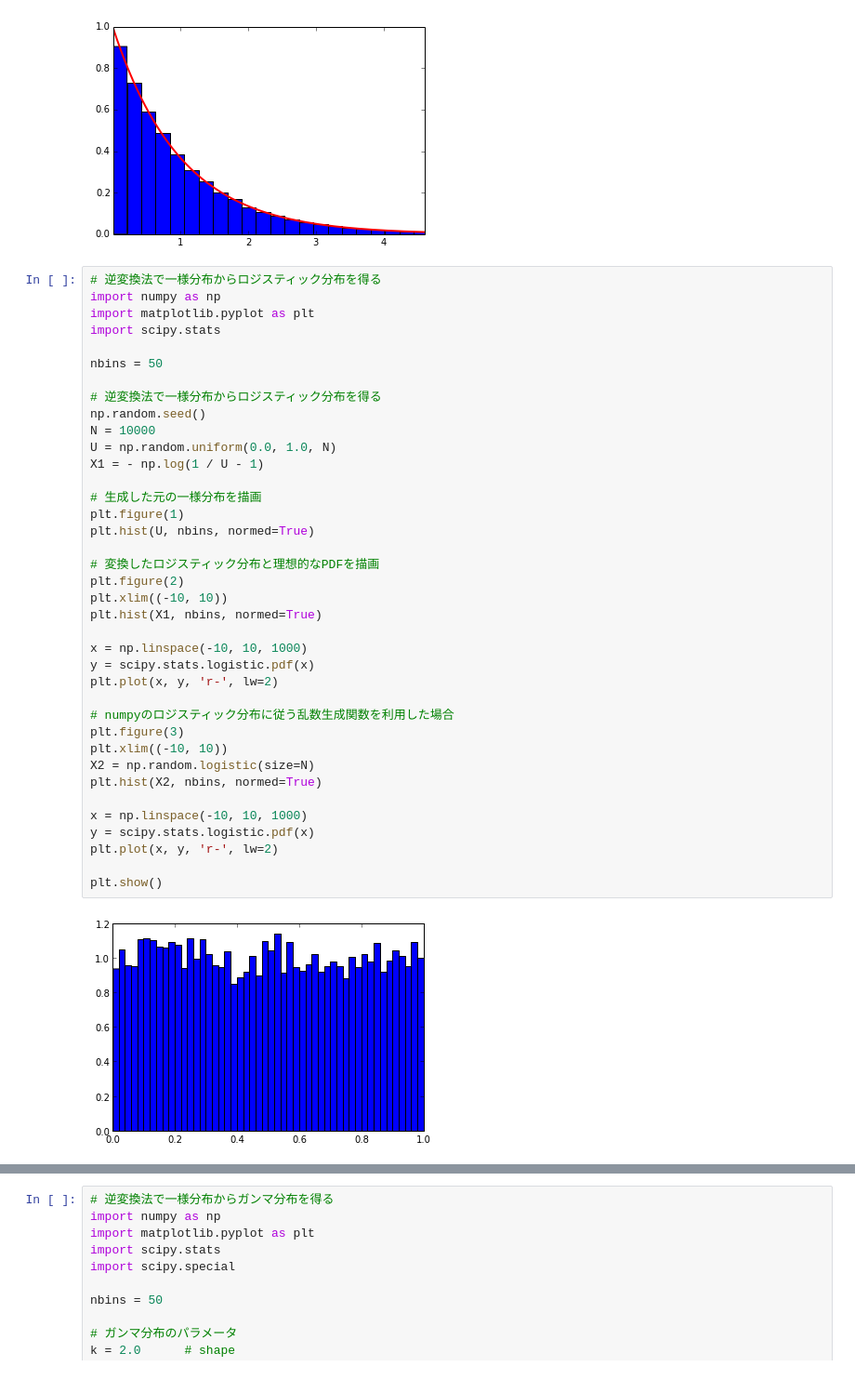
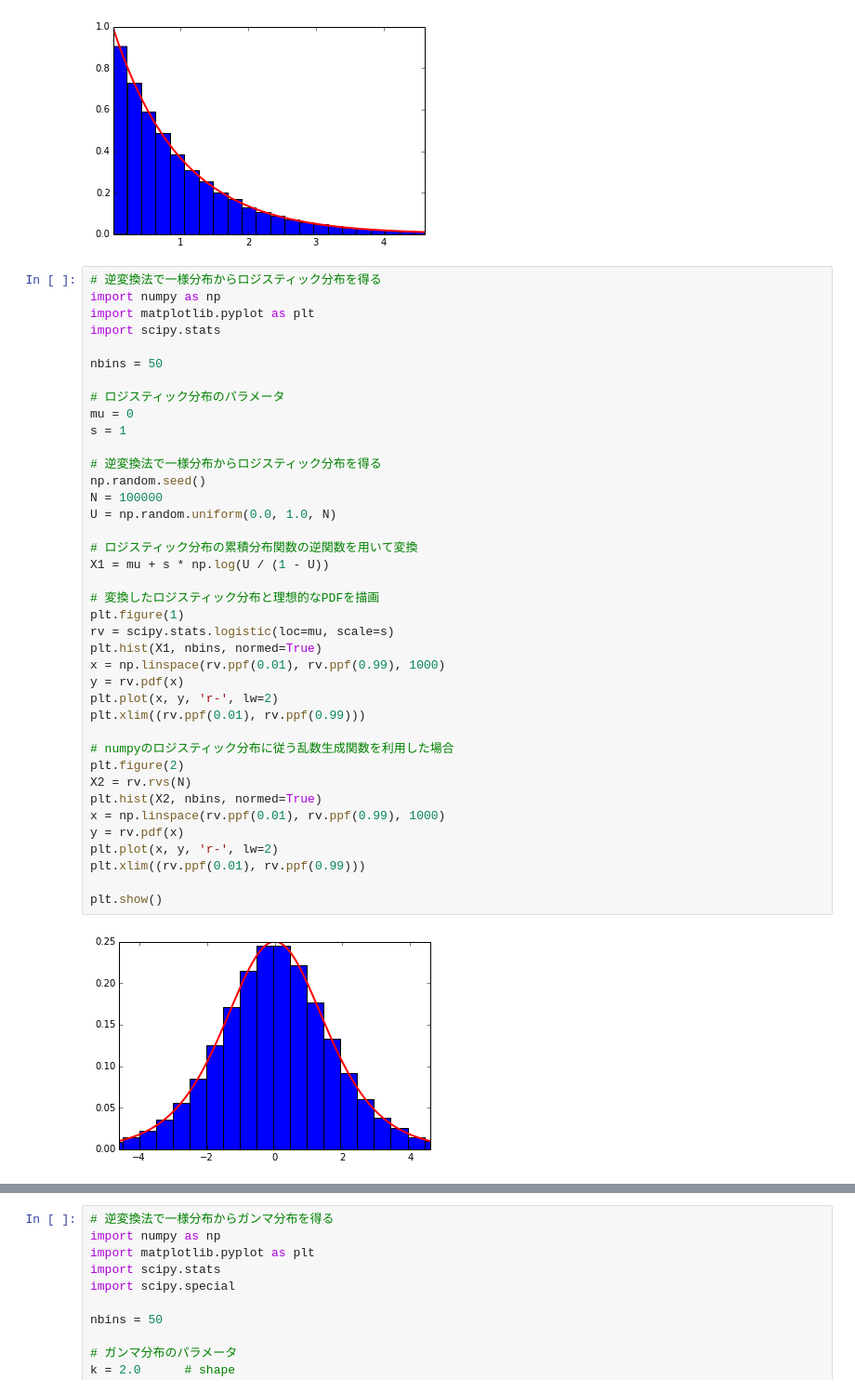
Before and after one commit to aidiary/PRML, a Jupyter notebook: ch11/monte_carlo.ipynb, the cells around one changed output, grey strips where cells are left out. Shown: that part at 93% size. Cells and saved outputs as stored; diff of their text form.

```diff
--- a/ch11/monte_carlo.ipynb
+++ b/ch11/monte_carlo.ipynb
@@ -133,40 +133,41 @@ plt.show()
 # %%
 # 逆変換法で一様分布からロジスティック分布を得る
 import numpy as np
 import matplotlib.pyplot as plt
 import scipy.stats
 
 nbins = 50
 
+# ロジスティック分布のパラメータ
+mu = 0
+s = 1
+
 # 逆変換法で一様分布からロジスティック分布を得る
 np.random.seed()
-N = 10000
+N = 100000
 U = np.random.uniform(0.0, 1.0, N)
-X1 = - np.log(1 / U - 1)
 
-# 生成した元の一様分布を描画
-plt.figure(1)
-plt.hist(U, nbins, normed=True)
+# ロジスティック分布の累積分布関数の逆関数を用いて変換
+X1 = mu + s * np.log(U / (1 - U))
 
 # 変換したロジスティック分布と理想的なPDFを描画
-plt.figure(2)
-plt.xlim((-10, 10))
+plt.figure(1)
+rv = scipy.stats.logistic(loc=mu, scale=s)
 plt.hist(X1, nbins, normed=True)
-
-x = np.linspace(-10, 10, 1000)
-y = scipy.stats.logistic.pdf(x)
+x = np.linspace(rv.ppf(0.01), rv.ppf(0.99), 1000)
+y = rv.pdf(x)
 plt.plot(x, y, 'r-', lw=2)
+plt.xlim((rv.ppf(0.01), rv.ppf(0.99)))
 
 # numpyのロジスティック分布に従う乱数生成関数を利用した場合
-plt.figure(3)
-plt.xlim((-10, 10))
-X2 = np.random.logistic(size=N)
+plt.figure(2)
+X2 = rv.rvs(N)
 plt.hist(X2, nbins, normed=True)
-
-x = np.linspace(-10, 10, 1000)
-y = scipy.stats.logistic.pdf(x)
+x = np.linspace(rv.ppf(0.01), rv.ppf(0.99), 1000)
+y = rv.pdf(x)
 plt.plot(x, y, 'r-', lw=2)
+plt.xlim((rv.ppf(0.01), rv.ppf(0.99)))
 
 plt.show()
 # %% [output]
-[figure, old version]
+[figure, new version]
```
Also changed, not shown: parts of 2 cells of this notebook.
